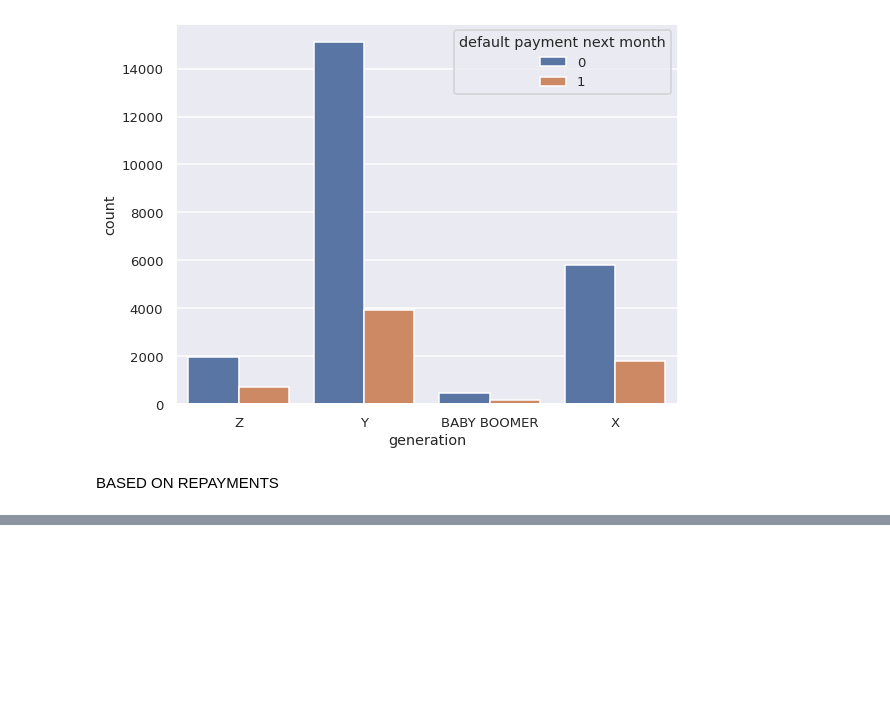
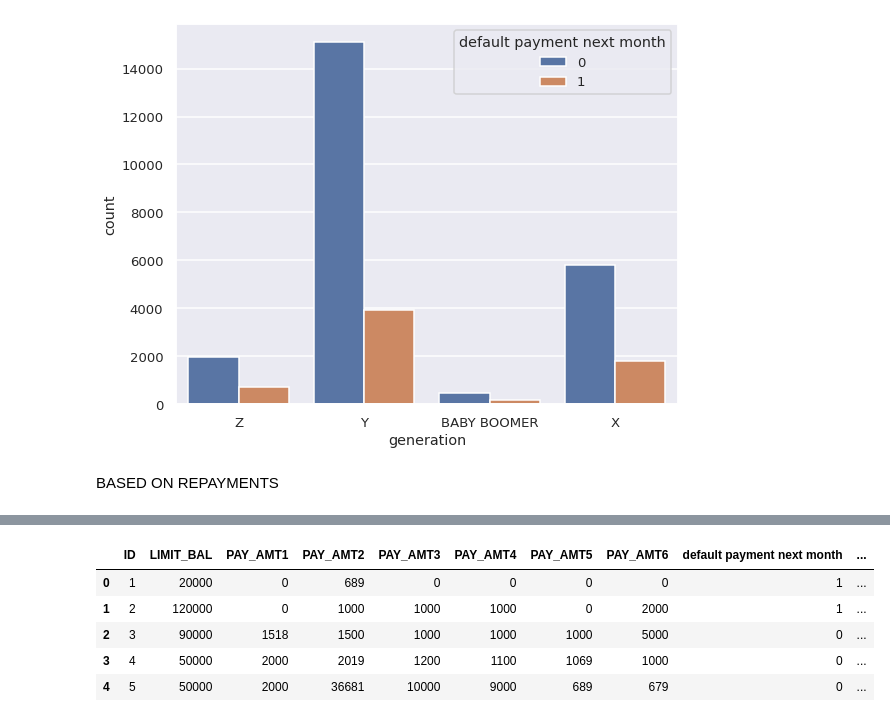
Before and after one commit to ajinkyajumde/CREDIT-CARD, a Jupyter notebook: Copy_of_Credit_Card_Default_Prediction_Capstone_Project.ipynb, the cells around one changed output, grey strips where cells are left out. Cells and saved outputs as stored; diff of their text form; code cells hidden in the pictures; blank space fills up the shorter version.

```diff
--- a/Copy_of_Credit_Card_Default_Prediction_Capstone_Project.ipynb
+++ b/Copy_of_Credit_Card_Default_Prediction_Capstone_Project.ipynb
@@ -307,0 +328,9 @@ Name: score, dtype: int64
+# %%
+df.head()
+# %% [output]
+|  | ID | LIMIT_BAL | PAY_AMT1 | PAY_AMT2 | PAY_AMT3 | PAY_AMT4 | PAY_AMT5 | PAY_AMT6 | default payment next month | ... |
+| 0 | 1 | 20000 | 0 | 689 | 0 | 0 | 0 | 0 | 1 | ... |
+| 1 | 2 | 120000 | 0 | 1000 | 1000 | 1000 | 0 | 2000 | 1 | ... |
+| 2 | 3 | 90000 | 1518 | 1500 | 1000 | 1000 | 1000 | 5000 | 0 | ... |
+| 3 | 4 | 50000 | 2000 | 2019 | 1200 | 1100 | 1069 | 1000 | 0 | ... |
+| 4 | 5 | 50000 | 2000 | 36681 | 10000 | 9000 | 689 | 679 | 0 | ... |
```
Also changed, not shown: parts of 36 cells of this notebook.
